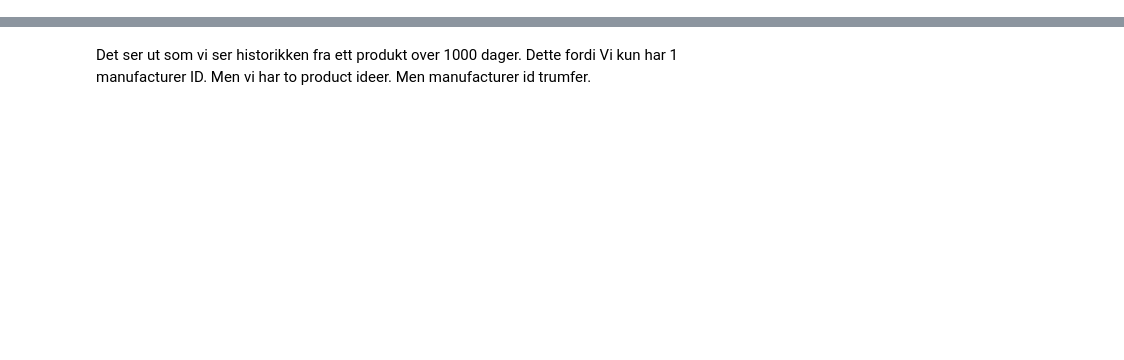
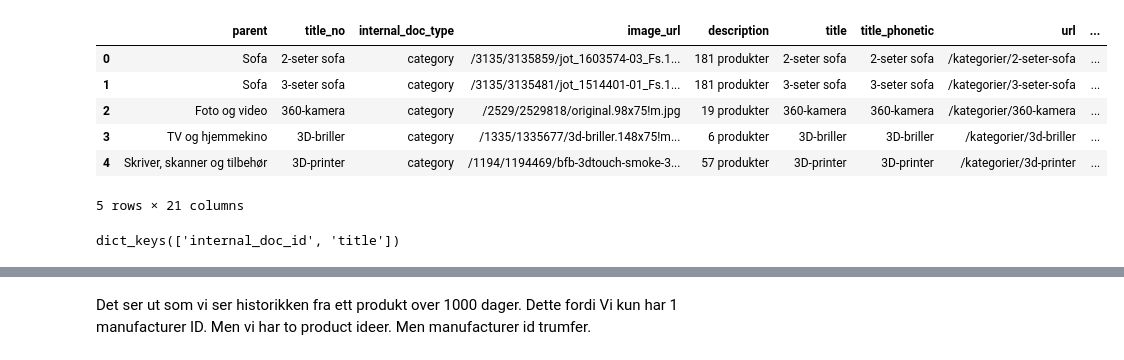
Before and after one commit to sjsivert/Masteroppgave, a Jupyter notebook: notebooks/sindre_anomely_detection.ipynb, the cells around one changed output, grey strips where cells are left out. Saved outputs shown, nothing was run; the diff lists cells and outputs as text; code cells hidden in the pictures; blank space fills up the shorter version.

```diff
--- a/notebooks/sindre_anomely_detection.ipynb
+++ b/notebooks/sindre_anomely_detection.ipynb
@@ -27,0 +27,20 @@ dtype: object
+# %%
+categories = pd.read_csv("../datasets/solr_categories_all_16_09_2021.csv")
+categories.head()
+# %% [output]
+|  | parent | title_no | internal_doc_type | image_url | description | title | title_phonetic | url | ... |
+| 0 | Sofa | 2-seter sofa | category | /3135/3135859/jot_1603574-03_Fs.1... | 181 produkter | 2-seter sofa | 2-seter sofa | /kategorier/2-seter-sofa | ... |
+| 1 | Sofa | 3-seter sofa | category | /3135/3135481/jot_1514401-01_Fs.1... | 181 produkter | 3-seter sofa | 3-seter sofa | /kategorier/3-seter-sofa | ... |
+| 2 | Foto og video | 360-kamera | category | /2529/2529818/original.98x75!m.jpg | 19 produkter | 360-kamera | 360-kamera | /kategorier/360-kamera | ... |
+| 3 | TV og hjemmekino | 3D-briller | category | /1335/1335677/3d-briller.148x75!m... | 6 produkter | 3D-briller | 3D-briller | /kategorier/3d-briller | ... |
+| 4 | Skriver, skanner og tilbehør | 3D-printer | category | /1194/1194469/bfb-3dtouch-smoke-3... | 57 produkter | 3D-printer | 3D-printer | /kategorier/3d-printer | ... |
+5 rows × 21 columns
+# %%
+# Join market_insight table with category names
+category_names = categories[[ "internal_doc_id", "title"]]
+
+data_joined = pd.merge(data, category_names, how="left", left_on=["cat_id"], right_on=["internal_doc_id"])
+data_joined = data_joined.rename(columns={"title": "cat_name"})
+data_joined.head()
+# %% [output]
+dict_keys(['internal_doc_id', 'title'])
```
Also changed, not shown: parts of 14 cells of this notebook.
